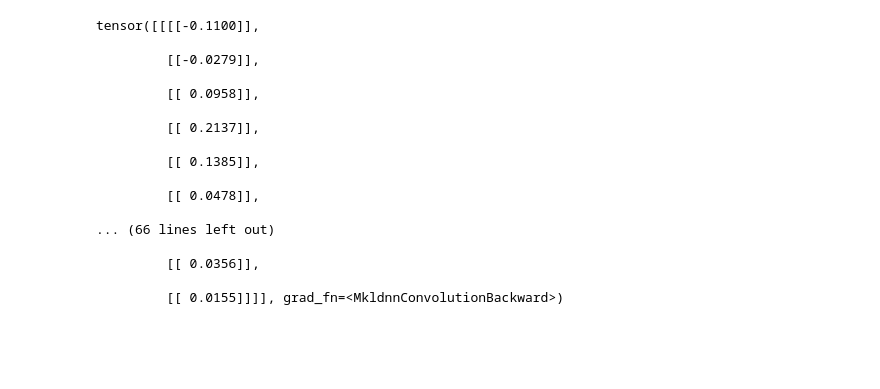
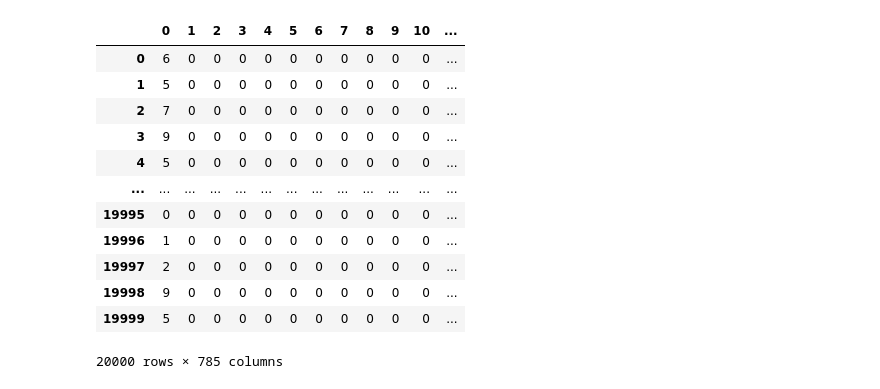
Before and after one commit to hhiraba/exercises, a Jupyter notebook: notebooks/test.ipynb, the cells around one changed output. Drawn from its saved outputs; the diff is of its cells as text; code cells hidden in the pictures; blank space fills up the shorter version.

```diff
--- a/notebooks/test.ipynb
+++ b/notebooks/test.ipynb
@@ -24,24 +24,25 @@ class MyModule(nn.Module):
     return self.fc(x)
 # %%
 mod = MyModule()
-# %%
-in_ = torch.rand((4, 1, 28, 28))
-mod(in_)
-# %% [output]
-tensor([[[[-0.1100]],
-
-         [[-0.0279]],
-
-         [[ 0.0958]],
-
-         [[ 0.2137]],
-
-         [[ 0.1385]],
-
-         [[ 0.0478]],
-
-... (66 lines left out)
-
-         [[ 0.0356]],
-
-         [[ 0.0155]]]], grad_fn=<MkldnnConvolutionBackward>)
+# %%
+from pathlib import Path
+sample_data_dir = Path('./sample_data/')
+# %%
+import pandas as pd
+with open(sample_data_dir / 'mnist_train_small.csv', 'r') as f:
+  data = pd.read_csv(f, header=None)
+data
+# %% [output]
+|  | 0 | 1 | 2 | 3 | 4 | 5 | 6 | 7 | 8 | 9 | 10 | ... |
+| 0 | 6 | 0 | 0 | 0 | 0 | 0 | 0 | 0 | 0 | 0 | 0 | ... |
+| 1 | 5 | 0 | 0 | 0 | 0 | 0 | 0 | 0 | 0 | 0 | 0 | ... |
+| 2 | 7 | 0 | 0 | 0 | 0 | 0 | 0 | 0 | 0 | 0 | 0 | ... |
+| 3 | 9 | 0 | 0 | 0 | 0 | 0 | 0 | 0 | 0 | 0 | 0 | ... |
+| 4 | 5 | 0 | 0 | 0 | 0 | 0 | 0 | 0 | 0 | 0 | 0 | ... |
+| ... | ... | ... | ... | ... | ... | ... | ... | ... | ... | ... | ... | ... |
+| 19995 | 0 | 0 | 0 | 0 | 0 | 0 | 0 | 0 | 0 | 0 | 0 | ... |
+| 19996 | 1 | 0 | 0 | 0 | 0 | 0 | 0 | 0 | 0 | 0 | 0 | ... |
+| 19997 | 2 | 0 | 0 | 0 | 0 | 0 | 0 | 0 | 0 | 0 | 0 | ... |
+| 19998 | 9 | 0 | 0 | 0 | 0 | 0 | 0 | 0 | 0 | 0 | 0 | ... |
+| 19999 | 5 | 0 | 0 | 0 | 0 | 0 | 0 | 0 | 0 | 0 | 0 | ... |
+20000 rows × 785 columns
```
Also changed, not shown: parts of 1 cell of this notebook.
